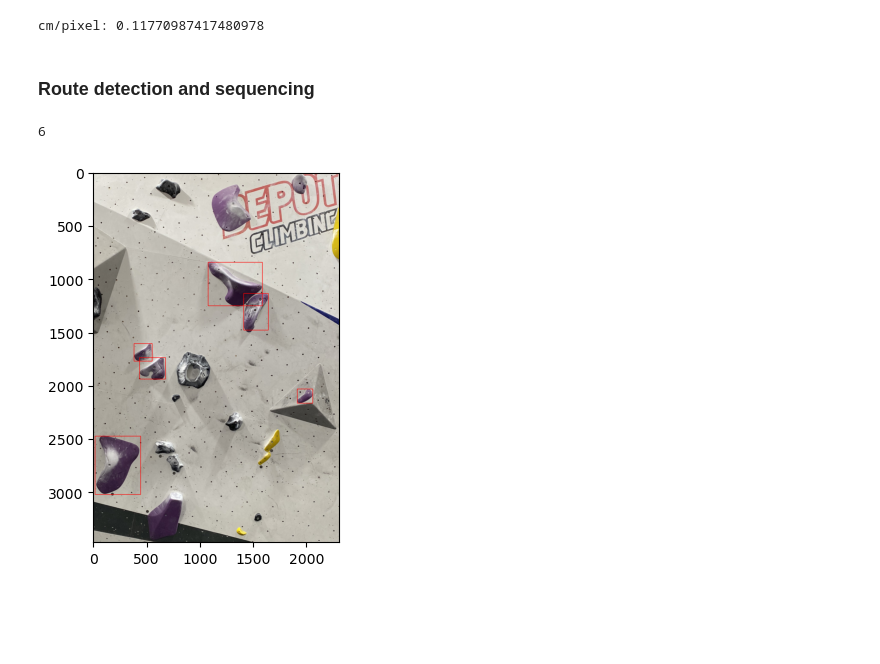
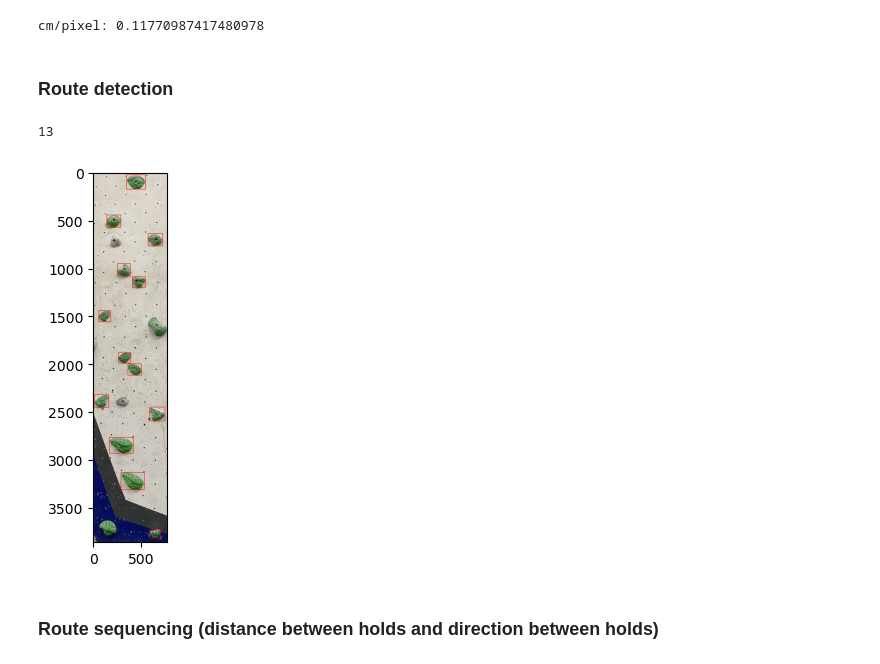
Before and after one commit to tonylay7/bouldering_route_classification, a Jupyter notebook: develop.ipynb, the cells around one changed output. Cells and saved outputs as stored; diff of their text form; code cells hidden in the pictures; blank space fills up the shorter version.

```diff
--- a/develop.ipynb
+++ b/develop.ipynb
@@ -165,7 +165,7 @@ print(f"cm/pixel: {20/dist}")
 # %% [output]
 cm/pixel: 0.11770987417480978
 # %% [markdown]
-### Route detection and sequencing
+### Route detection
 # %%
 from itertools import combinations
 import colorsys
@@ -335,8 +335,7 @@ def cut_from_contour(img, contour):
 def rgb_close(rgb_array, value, half_window=3):
     return (value-half_window <= rgb_array[0] <= value+half_window and value-half_window <= rgb_array[1] <= value+half_window and value-half_window <= rgb_array[2] <= value+half_window)
 
-def filter_route(file_name,colour=""):
-
+def filter_route(file_name,colour="",scale=1):
 
     # Load hold data from the file
     with open(f'tensor_data/{file_name}.pickle', 'rb') as handle:
@@ -362,38 +361,44 @@ def filter_route(file_name,colour=""):
         contour = data['contours'][idx]
         r_bb = np.round(bb).astype('int')
 
         # For debugging
         cv2.rectangle(img_detections, (r_bb[0],r_bb[1]), (r_bb[2],r_bb[3]), (0,0,255),4)
 
         # Cut out hold
         extracted_hold = cut_from_contour(img,contour)
 
         # Retrieve colour of hold
         hold_img = subimage_from_coords(extracted_hold,r_bb[0],r_bb[1],r_bb[2],r_bb[3])
         hold_colour = get_hold_colour(hold_img)
         #print(hold_colour)
 
         if expected_colour in hold_colour:
             route_indices.append(idx)
 
-    # Filter out overlapping bounding boxes
+    # Filter out overlapping bounding boxes using non maximal suppression
     boxes = [data['pred_boxes'][i] for i in route_indices]
     confidences = [float(data['scores'][i]) for i in route_indices]
     NMS_indices = cv2.dnn.NMSBoxes(boxes, confidences, 0.5, 0.7)
     route_indices = [route_indices[i] for i in NMS_indices]
 
+    # Scale the contour areas of the relevant holds
+    for i in route_indices:
+        data['contour_area'][i] *= scale
+
     # For debugging
-    show_image(resize_image(img_detections,300),cvt=False)
+    #show_image(resize_image(img_detections,300),cvt=False)
     return data, route_indices
 
-file_name = "purple_V5-V7 (5)"
+file_name = "green_VB"
 img = cv2.imread(f'route_images/{file_name}.jpg')
-data, route_indices = filter_route(file_name)
-print(len(route_indices))
-for i in route_indices:
+data, hold_ids = filter_route(file_name)
+print(len(hold_ids))
+for i in hold_ids:
     r_bb = np.round(data['pred_boxes'][i]).astype('int')
     cv2.rectangle(img, (r_bb[0],r_bb[1]), (r_bb[2],r_bb[3]), (0,0,255),4)
 plot_image(img)
 # %% [output]
-6
+13
-[figure, old version]
+[figure, new version]
+# %% [markdown]
+### Route sequencing (distance between holds and direction between holds)
```
Also changed, not shown: parts of 1 cell of this notebook.
